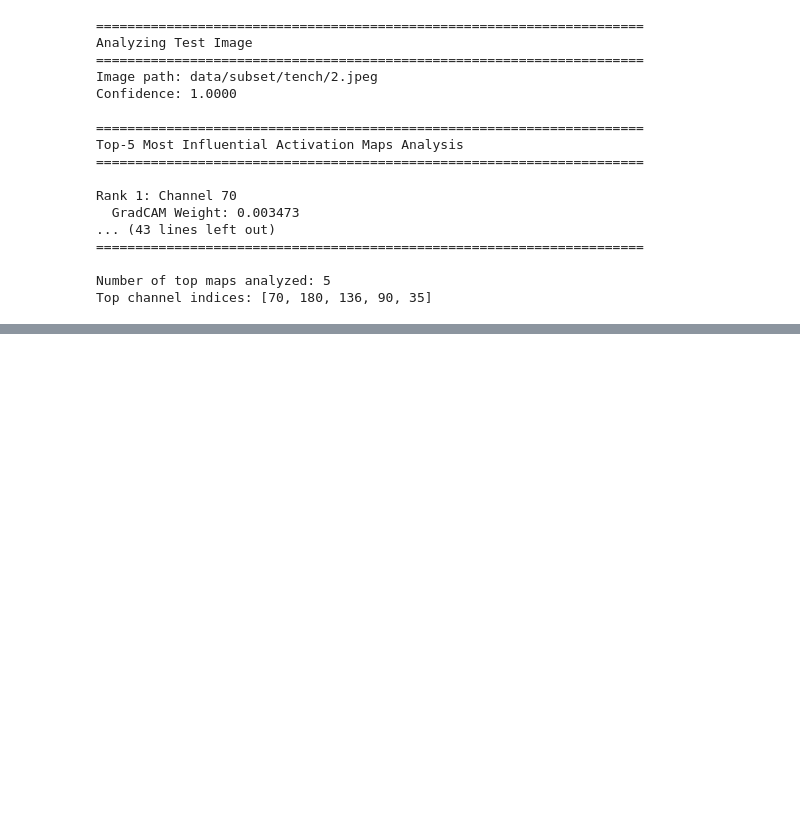
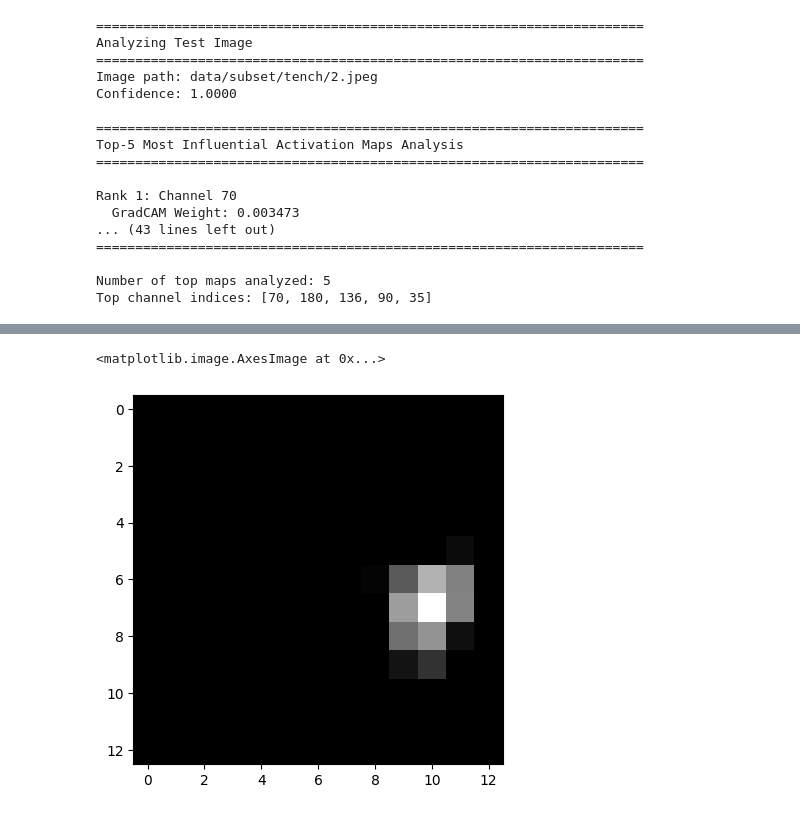
Before and after one commit to Tamnt240904/HALS-NND-, a Jupyter notebook: analyze.ipynb, the cells around one changed output, grey strips where cells are left out. Cells and saved outputs as stored; diff of their text form; code cells hidden in the pictures; blank space fills up the shorter version.

```diff
--- a/analyze.ipynb
+++ b/analyze.ipynb
@@ -226,0 +481,5 @@ Top channel indices: [70, 180, 136, 90, 35]
+# %%
+plt.imshow(D[69].cpu().numpy(), cmap='gray')
+# %% [output]
+<matplotlib.image.AxesImage at 0x...>
+[figure, added]
```
Also changed, not shown: parts of 6 cells of this notebook, 1 other file.
